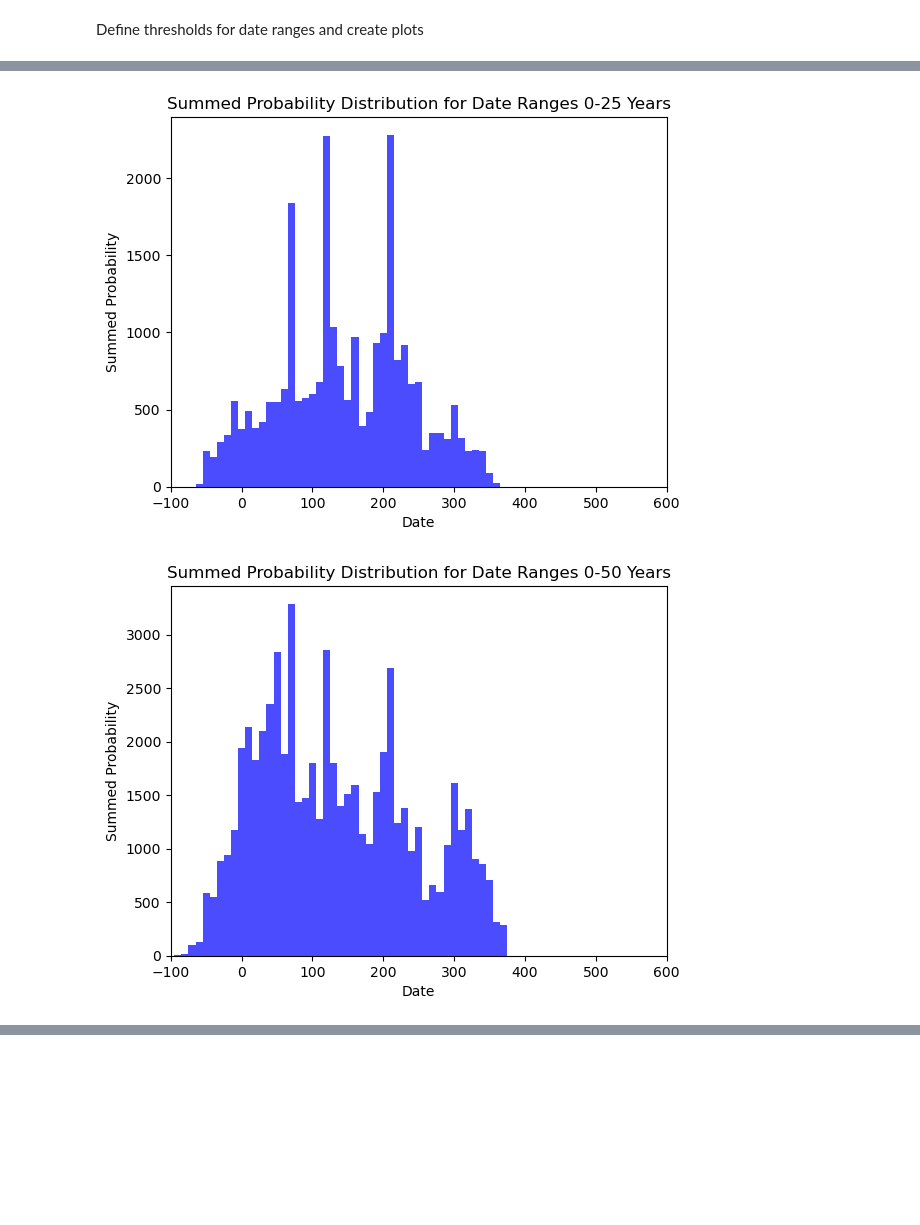
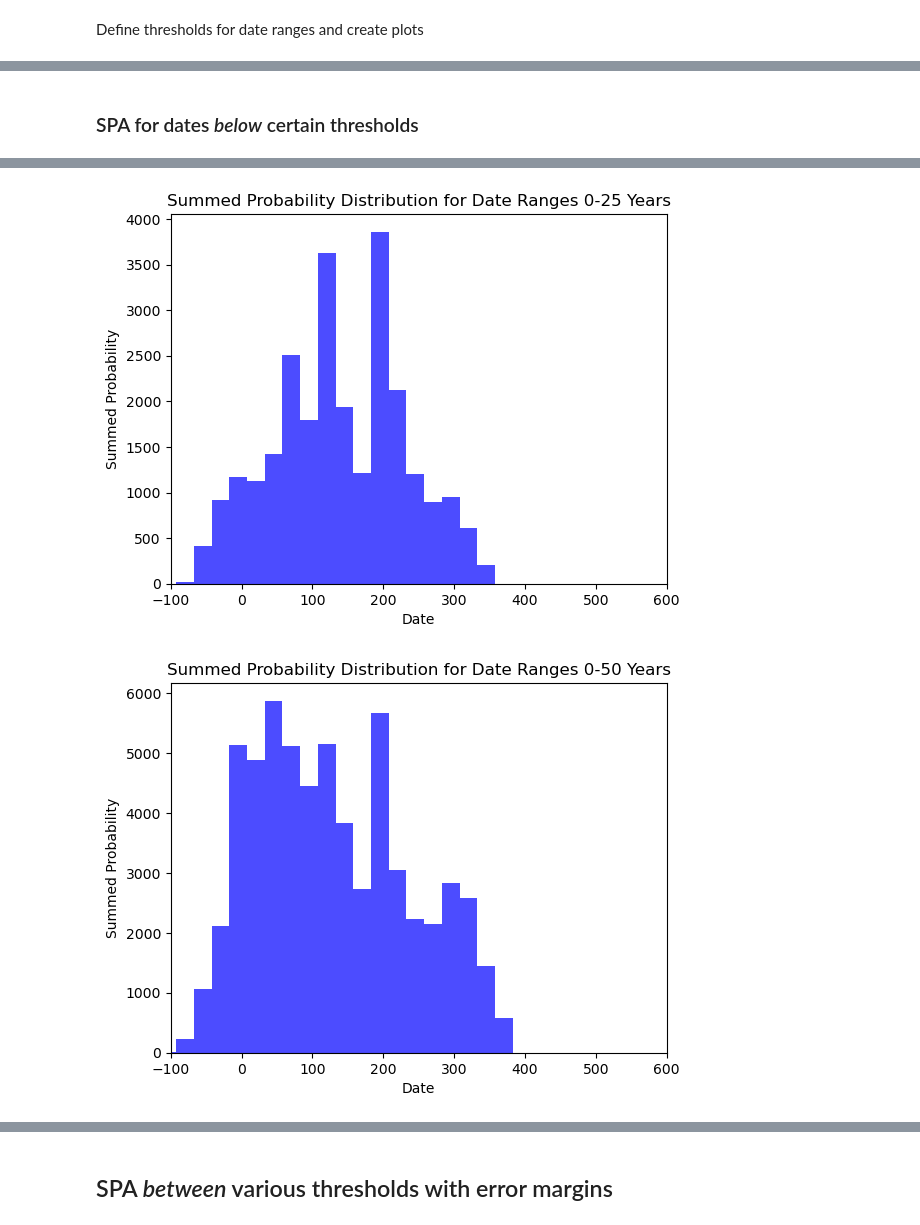
Before and after one commit to saross/inscriptions, a Jupyter notebook: inscriptions-spa.ipynb, the cells around one changed output, grey strips where cells are left out. Cells and saved outputs as stored; diff of their text form; code cells hidden in the pictures; blank space fills up the shorter version.

```diff
--- a/inscriptions-spa.ipynb
+++ b/inscriptions-spa.ipynb
@@ -406,7 +392,7 @@ plt.show()
 # %% [markdown]
 Compute summed probability distribution
 # %%
-def compute_summed_probability(df, earliest_date, latest_date, resolution=10):
+def compute_summed_probability(df, earliest_date, latest_date, resolution=25):  # Changed from 10 to 25
     num_bins = int((latest_date - earliest_date) / resolution)
     summed_prob = np.zeros(num_bins)
 
@@ -451,17 +437,24 @@ thresholds = [
 # Determine the earliest and latest dates for the axis
 earliest_date = int(lire['not_before'].min())
 latest_date = int(lire['not_after'].max())
+remainder = (latest_date - earliest_date) % 25
+latest_date_adjusted = latest_date + (25 - remainder)
+
 
 # Create a plot for each threshold
 for start, end in thresholds:
     subset_df = lire[(lire['date_range'] >= start) & (lire['date_range'] < end)]
-    summed_prob = compute_summed_probability(subset_df, earliest_date, latest_date)
+
+    # Set the resolution to 25 years
+    summed_prob = compute_summed_probability(subset_df, earliest_date, latest_date_adjusted, resolution=25)
 
     plt.figure()
     plt.title(f'Summed Probability Distribution for Date Ranges {start}-{end} Years')
-    plt.bar(np.arange(earliest_date, latest_date, 10), summed_prob, width=10, color='blue', alpha=0.7)
+
+    # Changed width and step size in np.arange to 25
+    plt.bar(np.arange(earliest_date, latest_date_adjusted, 25), summed_prob, width=25, color='blue', alpha=0.7)
+    plt.xlim([-100, 600])
     plt.xlabel('Date')
-    plt.xlim([-100, 600]) # set x-axis limits
     plt.ylabel('Summed Probability')
     plt.show()
 # %% [output]
@@ -475,3 +468,5 @@ for start, end in thresholds:
+# %% [markdown]
+### SPA for dates *below* certain thresholds
 # %%
 # Create a column for date ranges
 lire['date_range'] = lire['not_after'] - lire['not_before']
@@ -490,17 +485,24 @@ thresholds = [
 # Determine the earliest and latest dates for the axis
 earliest_date = int(lire['not_before'].min())
 latest_date = int(lire['not_after'].max())
+remainder = (latest_date - earliest_date) % 25
+latest_date_adjusted = latest_date + (25 - remainder)
+
 
 # Create a plot for each threshold
 for start, end in thresholds:
     subset_df = lire[(lire['date_range'] >= start) & (lire['date_range'] < end)]
-    summed_prob = compute_summed_probability(subset_df, earliest_date, latest_date)
+
+    # Set the resolution to 25 years
+    summed_prob = compute_summed_probability(subset_df, earliest_date, latest_date_adjusted, resolution=25)
 
     plt.figure()
     plt.title(f'Summed Probability Distribution for Date Ranges {start}-{end} Years')
-    plt.bar(np.arange(earliest_date, latest_date, 10), summed_prob, width=10, color='blue', alpha=0.7)
+
+    # Changed width and step size in np.arange to 25
+    plt.bar(np.arange(earliest_date, latest_date_adjusted, 25), summed_prob, width=25, color='blue', alpha=0.7)
+    plt.xlim([-100, 600])
     plt.xlabel('Date')
-    plt.xlim([-100, 600]) # set x-axis limits
     plt.ylabel('Summed Probability')
     plt.show()
 # %% [output]
@@ -509,2 +511,2 @@ for start, end in thresholds:
-[figure, old version]
+[figure, new version]
-[figure, old version]
+[figure, new version]
@@ -513,0 +516,2 @@ for start, end in thresholds:
+# %% [markdown]
+## SPA *between* various thresholds with error margins
```
Also changed, not shown: parts of 22 cells of this notebook.
